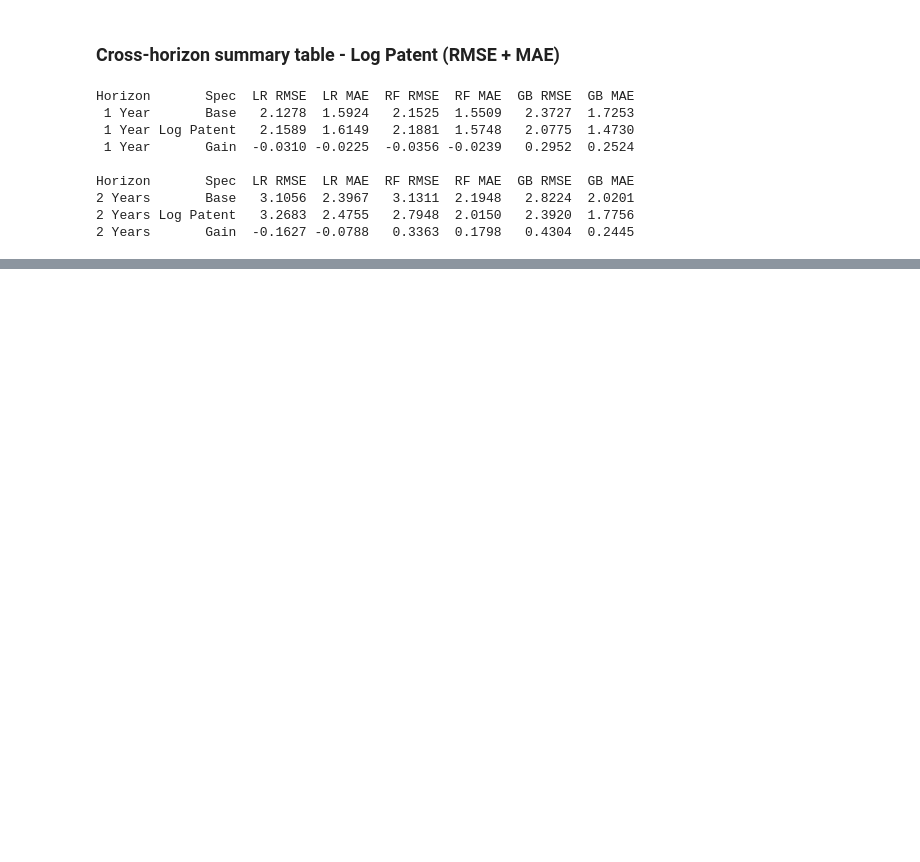
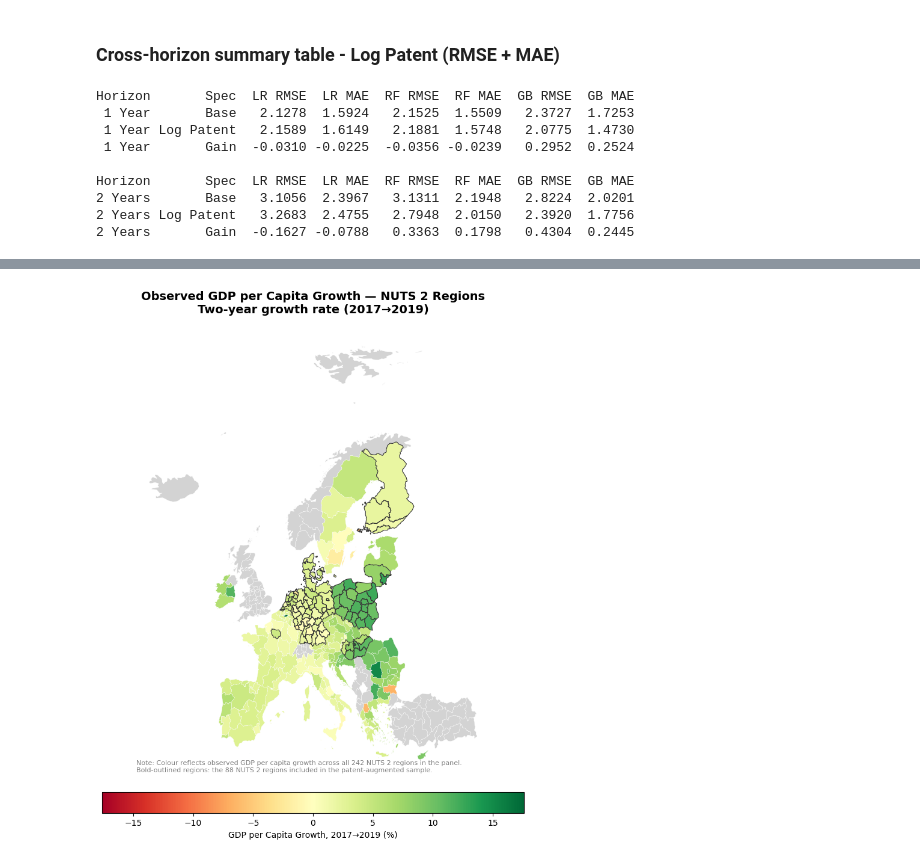
Before and after one commit to SL-Pedro/masters, a Jupyter notebook: Patents1.3.ipynb, the cells around one changed output, grey strips where cells are left out. Cells and saved outputs as stored; diff of their text form; code cells hidden in the pictures; blank space fills up the shorter version.

```diff
--- a/Patents1.3.ipynb
+++ b/Patents1.3.ipynb
@@ -4238,0 +4418,86 @@ Horizon       Spec  LR RMSE  LR MAE  RF RMSE  RF MAE  GB RMSE  GB MAE
+# %%
+import geopandas as gpd
+import matplotlib.pyplot as plt
+import pandas as pd
+import numpy as np
+
+# ── 1. Actual GDP per capita growth in 2017 — full panel (242 regions) ────
+df_2017_actual = (df_panel[df_panel["Year"] == 2017][["NUTS", "gdp_pc_growth"]]
+                  .dropna()
+                  .rename(columns={"gdp_pc_growth": "gdp_growth_2017"})
+                  .copy())
+
+# Flag patent-sample regions
+nuts_pat = set(df_pat["NUTS"].unique())
+df_2017_actual["in_patent_sample"] = df_2017_actual["NUTS"].isin(nuts_pat)
+
+print(f"Total regions: {len(df_2017_actual)}")
+print(f"Patent-sample regions: {df_2017_actual['in_patent_sample'].sum()}")
+print(df_2017_actual["gdp_growth_2017"].describe())
+
+# ── 2. Load NUTS 2 shapefile ──────────────────────────────────────────────
+nuts2_url = "https://gisco-services.ec.europa.eu/distribution/v2/nuts/geojson/NUTS_RG_20M_2021_4326_LEVL_2.geojson"
+nuts2 = gpd.read_file(nuts2_url)
+nuts2 = nuts2[["NUTS_ID", "geometry"]]
+
+nuts2_map = nuts2.merge(df_2017_actual, left_on="NUTS_ID", right_on="NUTS", how="left")
+
+# ── 3. Clip to continental Europe ─────────────────────────────────────────
+nuts2_eu = nuts2_map.cx[-25:45, 34:72]
+
+# ── 4. Symmetric scale ────────────────────────────────────────────────────
+vmax = max(
+    abs(df_2017_actual["gdp_growth_2017"].min()),
+    df_2017_actual["gdp_growth_2017"].max()
+)
+
+# ── 5. Plot ───────────────────────────────────────────────────────────────
+fig, ax = plt.subplots(1, 1, figsize=(12, 10))
+
+# Grey fill for regions without data
+nuts2_eu[nuts2_eu["gdp_growth_2017"].isna()].plot(
+    ax=ax, color="#d3d3d3", linewidth=0.3, edgecolor="white"
+)
+
+# All 242 panel regions — full colour scale
+nuts2_eu[nuts2_eu["gdp_growth_2017"].notna()].plot(
+    column="gdp_growth_2017",
+    ax=ax,
+    cmap="RdYlGn",
+    vmin=-vmax,
+    vmax=vmax,
+    linewidth=0.3,
+    edgecolor="white",
+    legend=True,
+    legend_kwds={
+        "label":       "GDP per Capita Growth, 2017→2019 (%)",
+        "orientation": "horizontal",
+        "shrink":      0.6,
+        "pad":         0.02
+    }
+)
+
+# Outline patent-sample regions with a bold border
+nuts2_eu[nuts2_eu["in_patent_sample"] == True].plot(
+    ax=ax, color="none", linewidth=0.8, edgecolor="#333333"
+)
+
+ax.set_title(
+    "Observed GDP per Capita Growth — NUTS 2 Regions\n"
+    "Two-year growth rate (2017→2019)",
+    fontsize=14, fontweight="bold", pad=15
+)
+ax.set_axis_off()
+
+ax.annotate(
+    "Note: Colour reflects observed GDP per capita growth across all 242 NUTS 2 regions in the panel.\n"
+    "Bold-outlined regions: the 88 NUTS 2 regions included in the patent-augmented sample.",
+    xy=(0.01, 0.02), xycoords="axes fraction",
+    fontsize=8, color="grey"
+)
+
+plt.tight_layout()
+plt.savefig("gdp_growth_map_2017_full.png", dpi=200, bbox_inches="tight")
+plt.show()
+print("Map saved: gdp_growth_map_2017_full.png")
+# %% [output]
@@ -4238,0 +4515 @@ Horizon       Spec  LR RMSE  LR MAE  RF RMSE  RF MAE  GB RMSE  GB MAE
+[figure, added]
```
Also changed, not shown: parts of 50 cells of this notebook.
